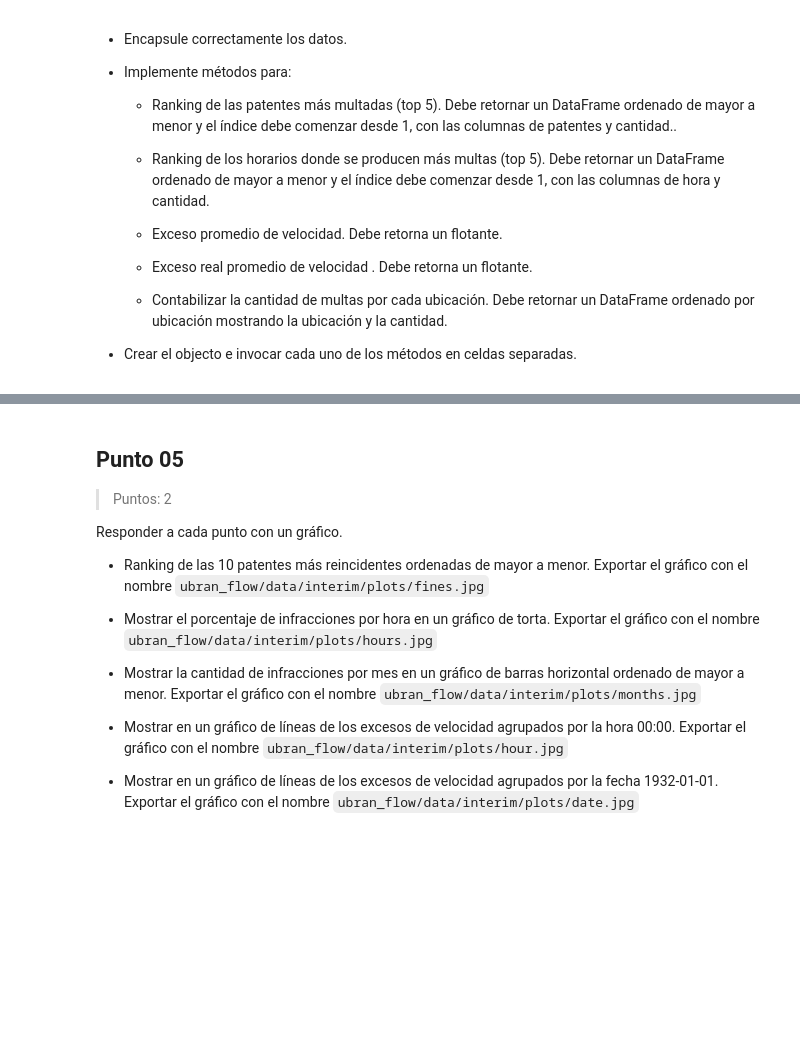
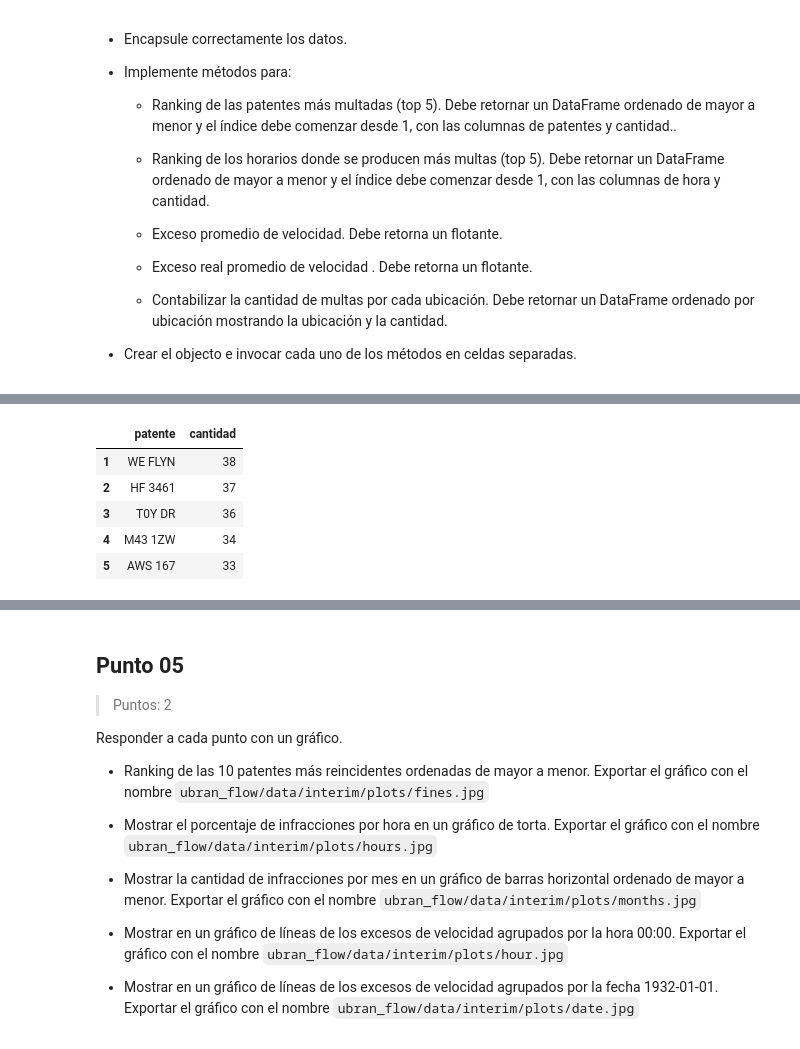
Before and after one commit to ckriztian/lcd-tp-urban-flow, a Jupyter notebook: 01_Flujo_Urbano-Vera_Cristian-Verdun_Dario-Sanchez_Sergio-Saldivia_Eduardo.ipynb, the cells around one changed output, grey strips where cells are left out. Drawn from its saved outputs; the diff is of its cells as text; code cells hidden in the pictures; blank space fills up the shorter version.

```diff
--- a/01_Flujo_Urbano-Vera_Cristian-Verdun_Dario-Sanchez_Sergio-Saldivia_Eduardo.ipynb
+++ b/01_Flujo_Urbano-Vera_Cristian-Verdun_Dario-Sanchez_Sergio-Saldivia_Eduardo.ipynb
@@ -843,0 +1021,15 @@ Definir una clase FineAnalyzer que cumpla con las siguientes funcionalidades:
+# %%
+#@title Inicialización del objeto
+
+analyzer = FineAnalyzer(df_infractores)
+# %%
+#@title Ranking de patentes (Top 5)
+
+analyzer.ranking_patentes()
+# %% [output]
+|  | patente | cantidad |
+| 1 | WE FLYN | 38 |
+| 2 | HF 3461 | 37 |
+| 3 | T0Y DR | 36 |
+| 4 | M43 1ZW | 34 |
+| 5 | AWS 167 | 33 |
```
Also changed, not shown: parts of 29 cells of this notebook.
